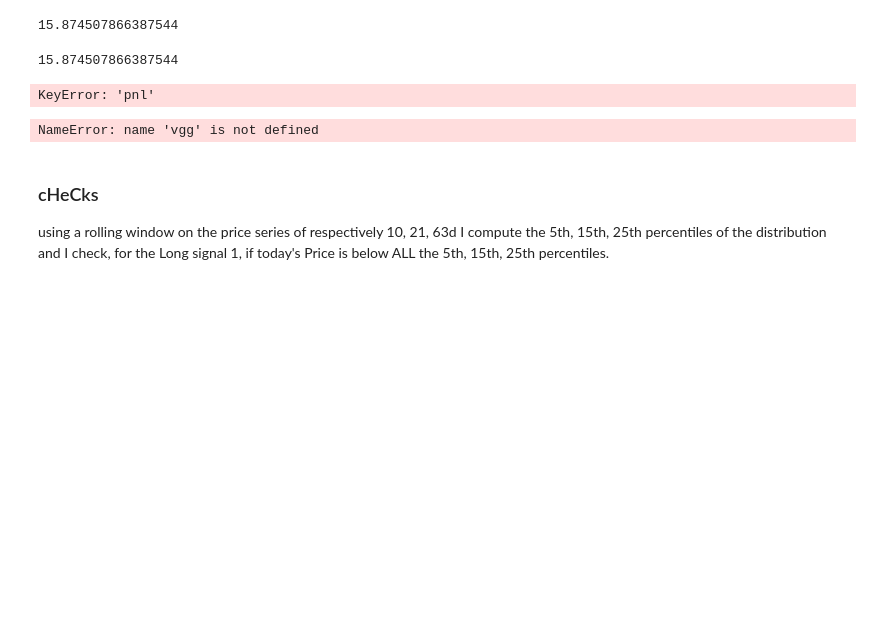
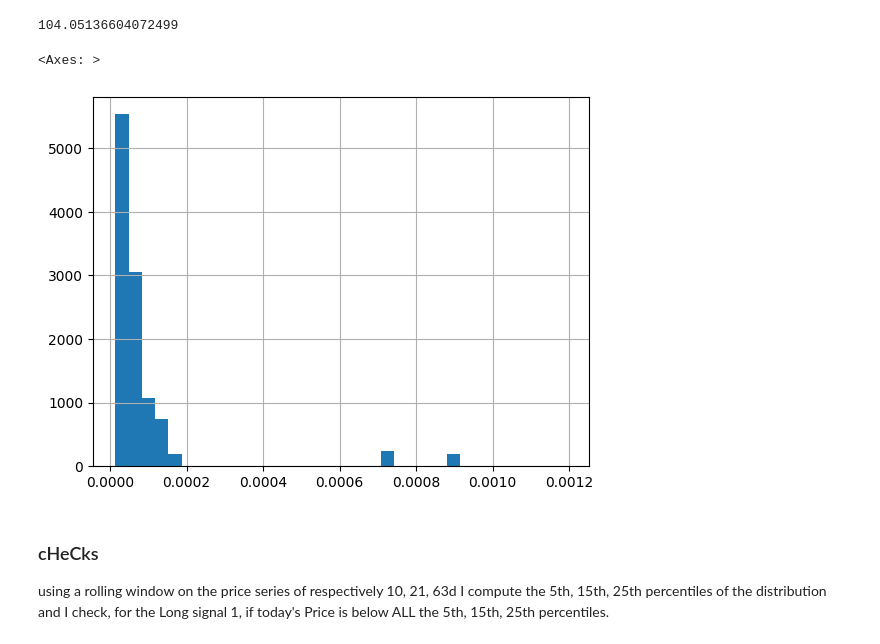
Before and after one commit to vcnzbrgd/Mean-Reverting-Strategy-and-Trades-Optimal-Sizing, a Jupyter notebook: mean_reverting_strategy.ipynb, the cells around one changed output. Saved outputs shown, nothing was run; the diff lists cells and outputs as text; code cells hidden in the pictures; blank space fills up the shorter version.

```diff
--- a/mean_reverting_strategy.ipynb
+++ b/mean_reverting_strategy.ipynb
@@ -197,21 +290,12 @@ trades_list
-# %%
-252**(1/2)
-# %% [output]
-15.874507866387544
-# %%
-np.sqrt(252)
-# %% [output]
-15.874507866387544
-# %%
-# controlla se ha senso
-
-gg = trades_list.groupby('security_id').apply(lambda x: x.assign(pnl_cumul = x['pnl'].cumsum())).reset_index(drop=True).sort_values(by=['security_id', 'dt_open'])
-# %% [output]
-KeyError: 'pnl'
-# %%
-gg[gg['security_id'] == 'brazil']['pnl_cumul'].plot()
-# %% [output]
-NameError: name 'vgg' is not defined
+# %%
+(trades_list['position_dollar_value_open'] * trades_list['sharpe_ratio'] / trades_list['position_dollar_value_open'].sum()).sum()
+# %% [output]
+104.05136604072499
+# %%
+(trades_list['position_dollar_value_open']/trades_list['position_dollar_value_open'].sum()).hist(bins=34)
+# %% [output]
+<Axes: >
+[figure, added]
 # %% [markdown]
 ### cHeCks
 using a rolling window on the price series of respectively 10, 21, 63d I compute the 5th, 15th, 25th percentiles of the distribution and I check, for the Long signal 1, if today's Price is below ALL the 5th, 15th, 25th percentiles.
```
Also changed, not shown: parts of 10 cells of this notebook.
